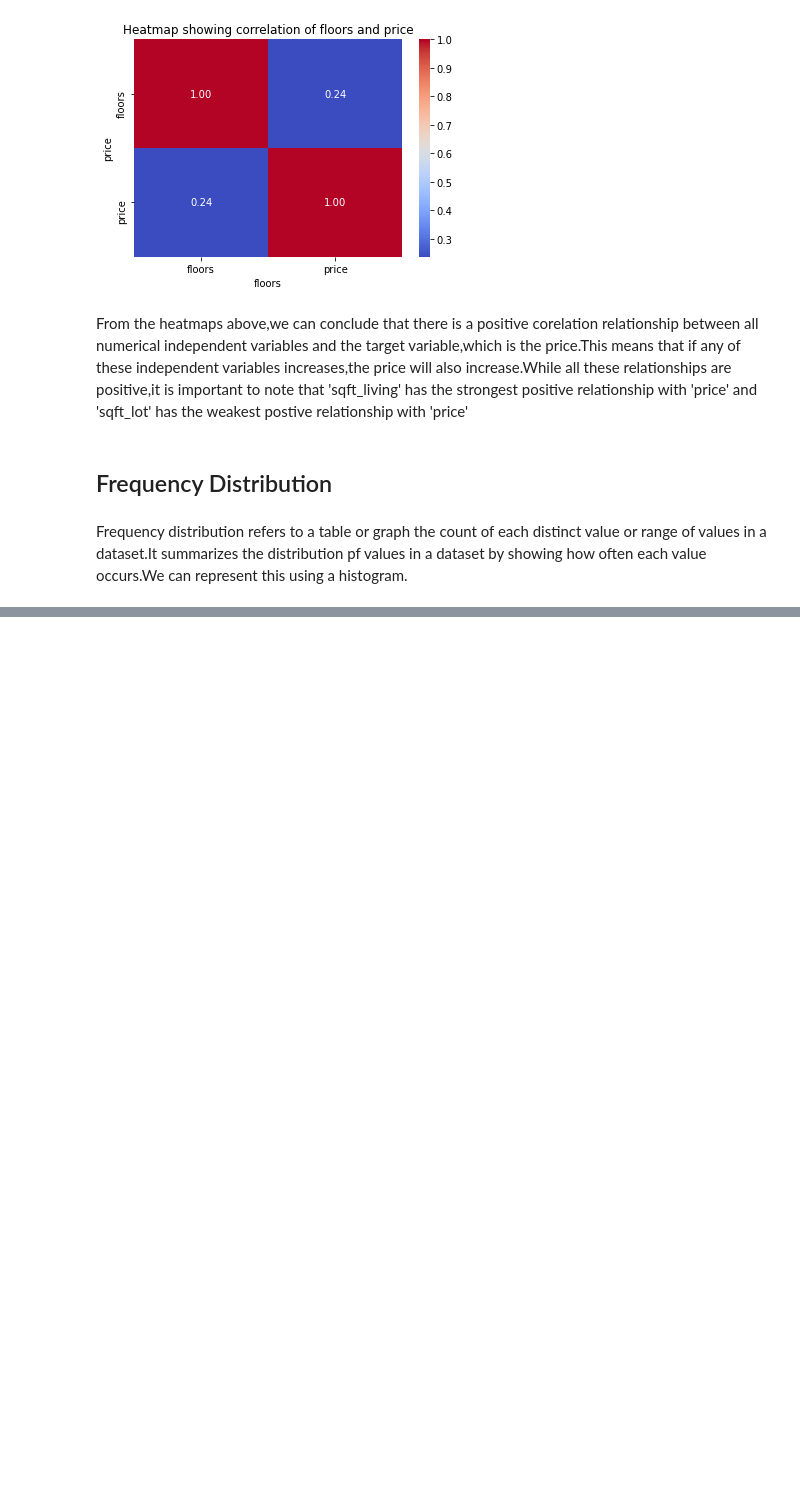
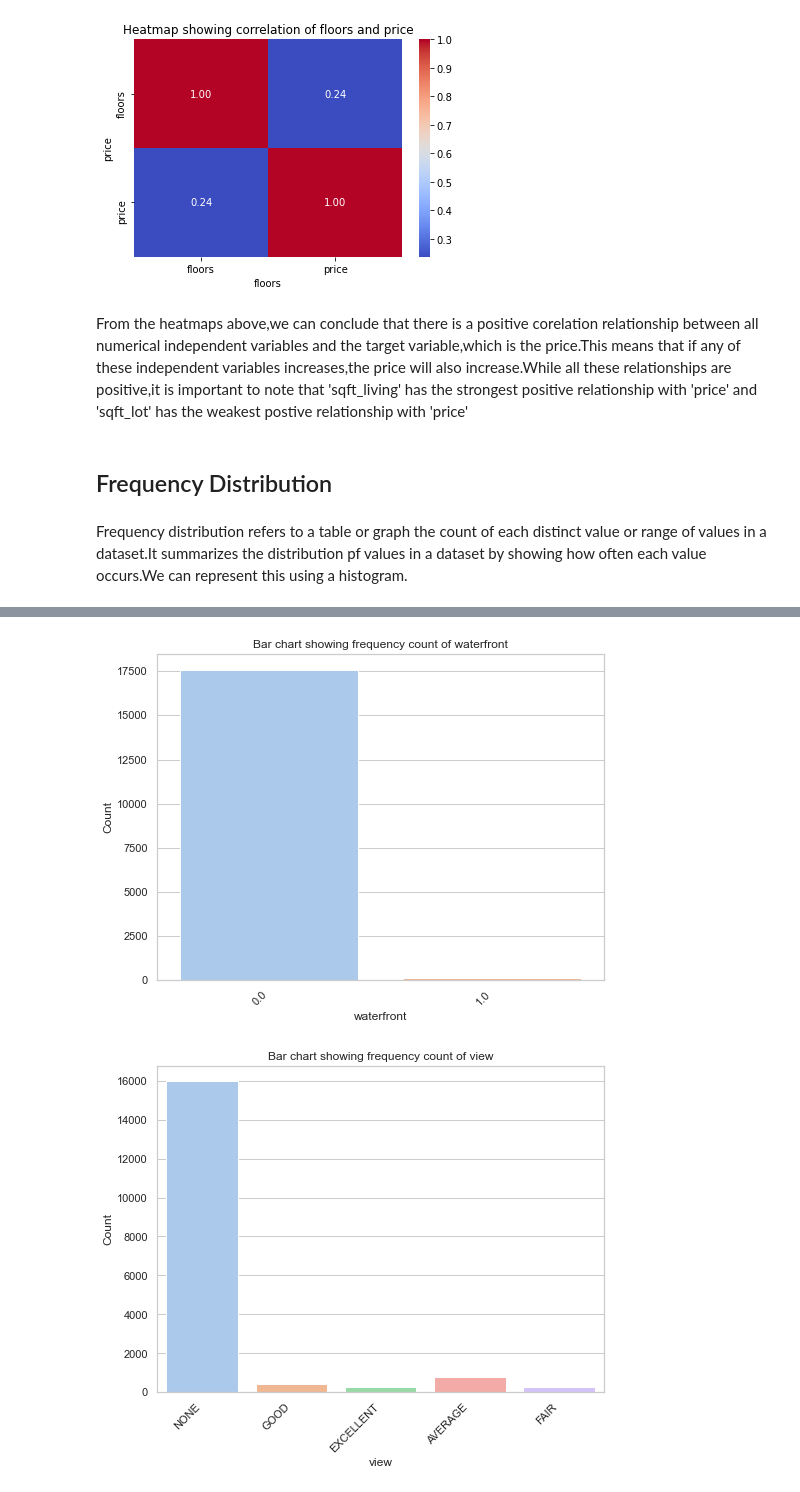
Before and after one commit to FrankOyugi/phase-2-project-real-estate-data-analysis, a Jupyter notebook: student.ipynb, the cells around one changed output, grey strips where cells are left out. Saved outputs shown, nothing was run; the diff lists cells and outputs as text; code cells hidden in the pictures; blank space fills up the shorter version.

```diff
--- a/student.ipynb
+++ b/student.ipynb
@@ -403,0 +413,23 @@ From the above historam plots,we can make some conclusions:
+# %%
+categorical_columns = ['waterfront', 'view', 'condition', 'grade']
+
+#Set the Style
+sns.set(style="whitegrid")
+
+# Iterate over each categorical column
+for column in categorical_columns:
+    plt.figure(figsize=(8, 6))
+
+    # create the bar chart
+    sns.countplot(x=column, data=data, palette="pastel")
+
+    # Label axes and title
+    plt.xlabel(column)
+    plt.ylabel('Count')
+    plt.title(f'Bar chart showing frequency count of {column}')
+    plt.xticks(rotation=45, ha='right')
+    # Display the bar chart
+    plt.show()
+# %% [output]
+[figure, added]
+[figure, added]
```
Also changed, not shown: parts of 19 cells of this notebook.
